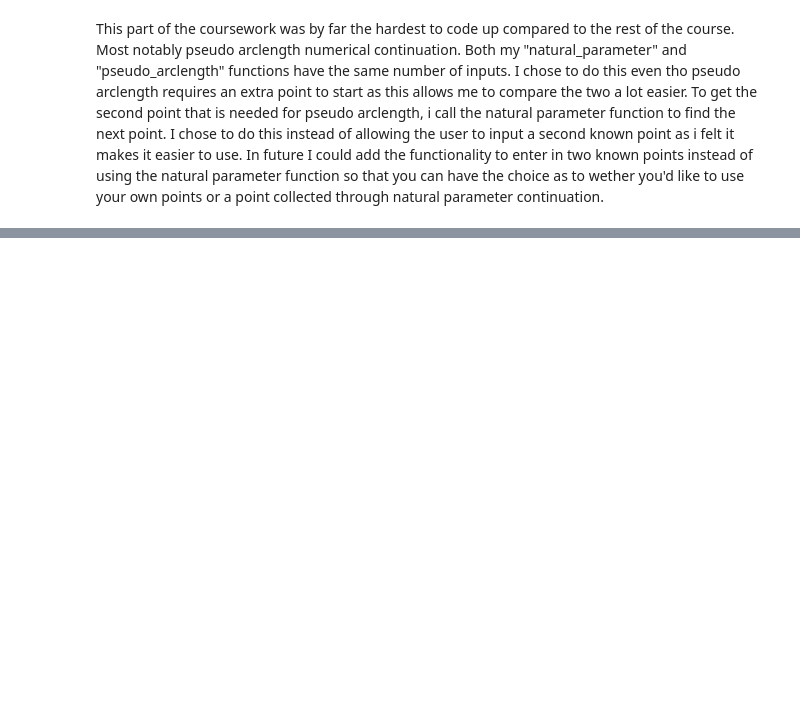
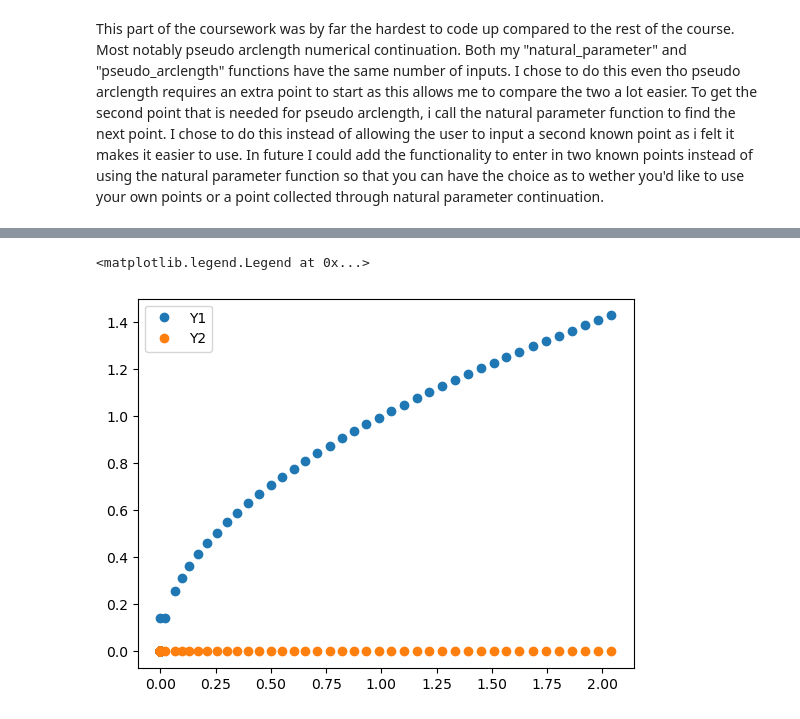
Before and after one commit to Jack904/SciCompCoursework, a Jupyter notebook: Scientific Computing Coursework Jack Gurney.ipynb, the cells around one changed output, grey strips where cells are left out. Saved outputs shown, nothing was run; the diff lists cells and outputs as text; code cells hidden in the pictures; blank space fills up the shorter version.

```diff
--- a/Scientific Computing Coursework Jack Gurney.ipynb
+++ b/Scientific Computing Coursework Jack Gurney.ipynb
@@ -70,0 +77,10 @@ IndexError: invalid index to scalar variable.
+# %%
+x3,y3 = pseudo_parameter(hopf_ode, (0.1,0,6), 0, 2, 100, discretisation='shooting')
+
+
+plt.plot(x3,y3[0,:],'o',label = 'Y1')
+plt.plot(x3,y3[1,:],'o',label = 'Y2')
+plt.legend(loc = 'upper left')
+# %% [output]
+<matplotlib.legend.Legend at 0x...>
+[figure, added]
```
Also changed, not shown: parts of 14 cells of this notebook, 8 other files.
